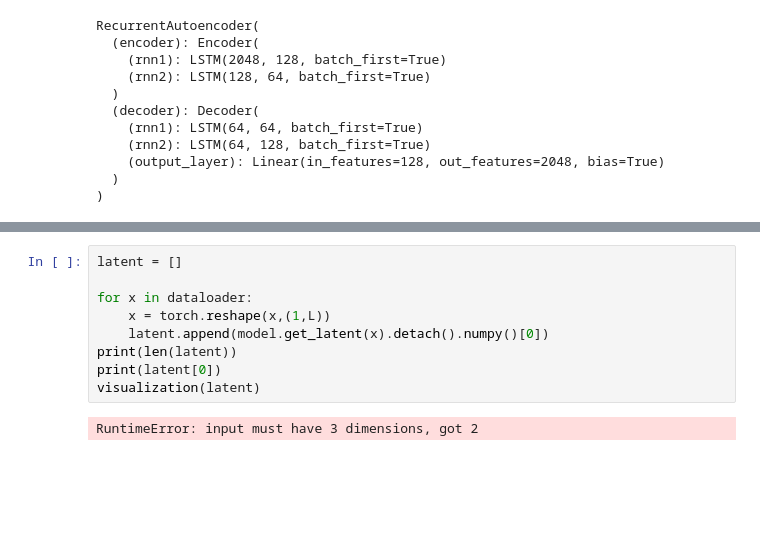
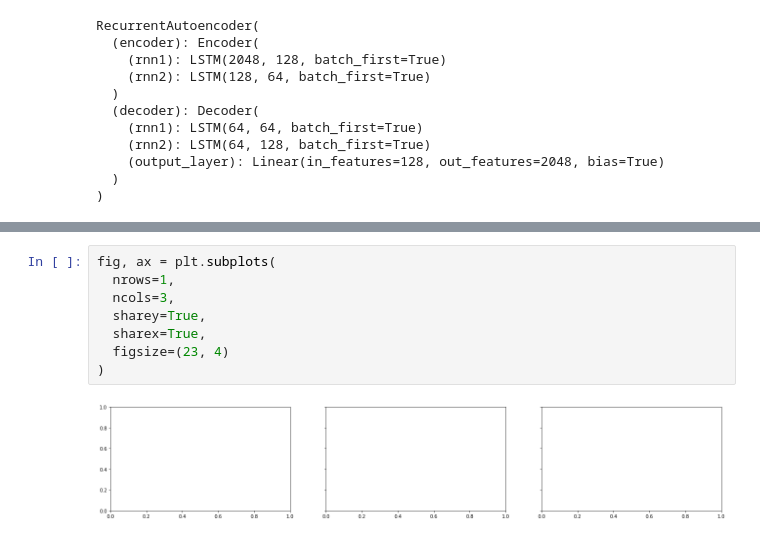
Before and after one commit to TheJproject/deeplearning, a Jupyter notebook: DL(1).ipynb, the cells around one changed output, grey strips where cells are left out. Saved outputs shown, nothing was run; the diff lists cells and outputs as text; blank space fills up the shorter version.

```diff
--- a/DL(1).ipynb
+++ b/DL(1).ipynb
@@ -267,11 +270,10 @@ if (do_run):
 # %%
-latent = []
-
-for x in dataloader:
-    x = torch.reshape(x,(1,L))
-    latent.append(model.get_latent(x).detach().numpy()[0])
-print(len(latent))
-print(latent[0])
-visualization(latent)
+fig, ax = plt.subplots(
+  nrows=1,
+  ncols=3,
+  sharey=True,
+  sharex=True,
+  figsize=(23, 4)
+)
 # %% [output]
-RuntimeError: input must have 3 dimensions, got 2
+[figure, added]
```
Also changed, not shown: parts of 4 cells of this notebook.
